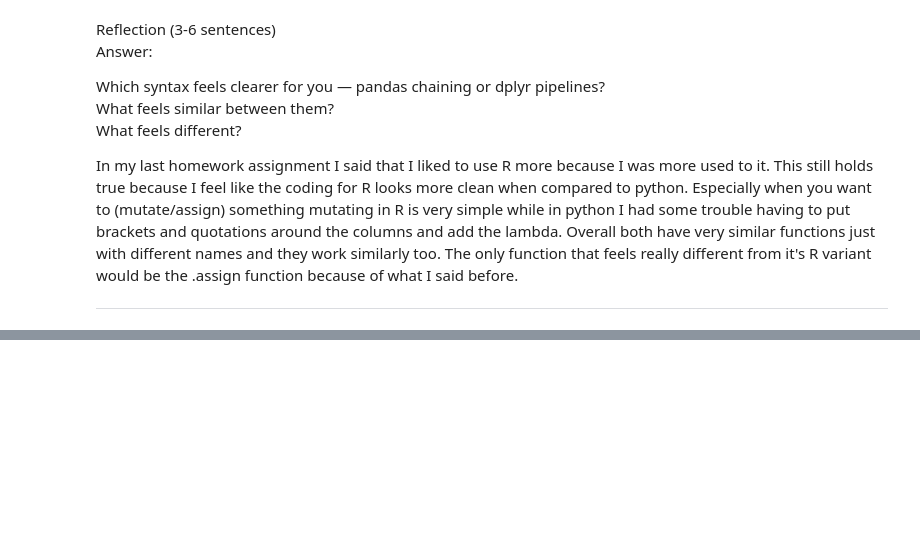
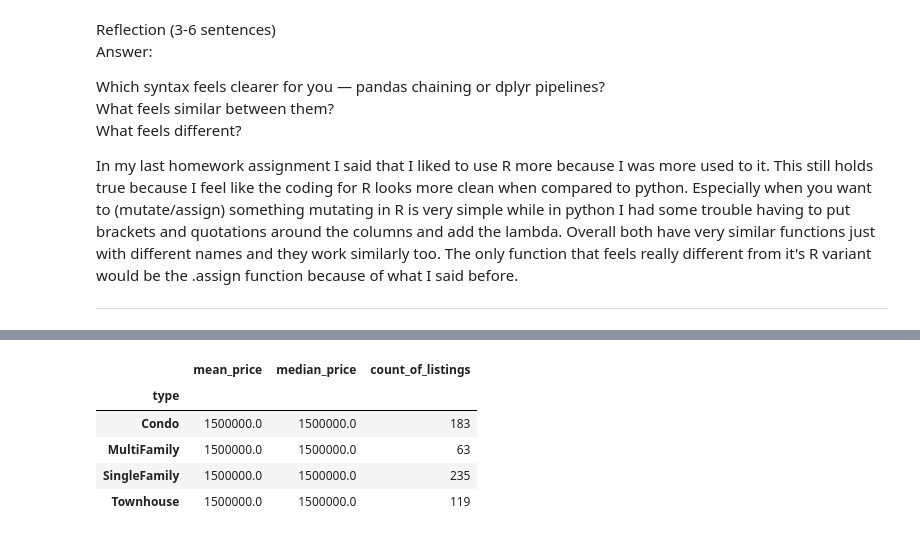
Before and after one commit to Nikolai-N484/Data201_NikolaiN, a Jupyter notebook: Week2/Week_2_Assignment_Nikolai.ipynb, the cells around one changed output, grey strips where cells are left out. Cells and saved outputs as stored; diff of their text form; code cells hidden in the pictures; blank space fills up the shorter version.

```diff
--- a/Week2/Week_2_Assignment_Nikolai.ipynb
+++ b/Week2/Week_2_Assignment_Nikolai.ipynb
@@ -126,0 +185,15 @@ Rewrite the filter using .query() instead.
+# %%
+(df
+ .groupby("type")
+ .agg(
+     mean_price = ("price", "mean"),
+     median_price = ("price", "median"),
+     count_of_listings = ("listing_id", "count")
+ ))
+# %% [output]
+|  | mean_price | median_price | count_of_listings |
+| type |  |  |  |
+| Condo | 1500000.0 | 1500000.0 | 183 |
+| MultiFamily | 1500000.0 | 1500000.0 | 63 |
+| SingleFamily | 1500000.0 | 1500000.0 | 235 |
+| Townhouse | 1500000.0 | 1500000.0 | 119 |
```
Also changed, not shown: parts of 7 cells of this notebook.
